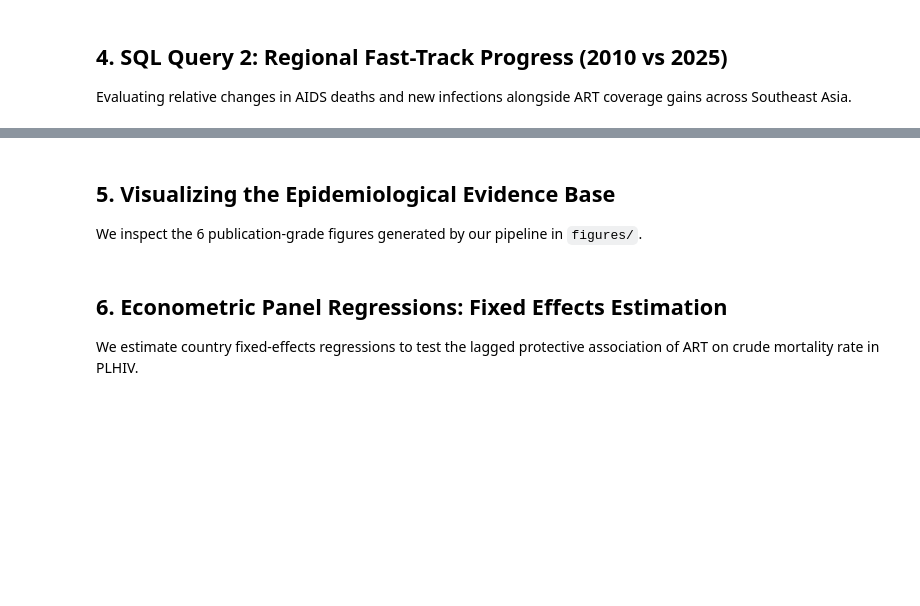
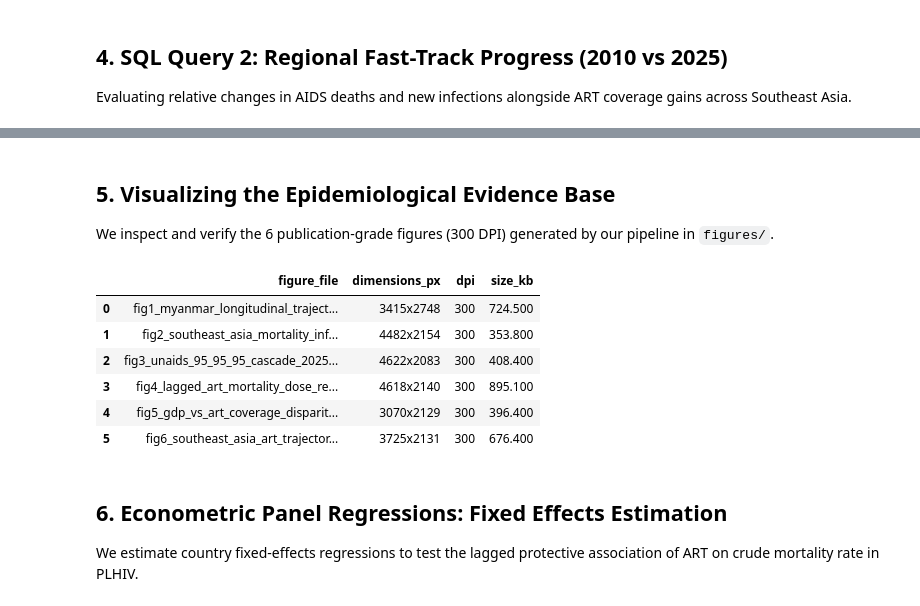
Before and after one commit to AungChitMoe1995/hiv-epidemiology-and-treatment-analytics, a Jupyter notebook: notebooks/hiv_epidemiology_research.ipynb, the cells around one changed output, grey strips where cells are left out. Saved outputs shown, nothing was run; the diff lists cells and outputs as text; code cells hidden in the pictures; blank space fills up the shorter version.

```diff
--- a/notebooks/hiv_epidemiology_research.ipynb
+++ b/notebooks/hiv_epidemiology_research.ipynb
@@ -116,24 +164,37 @@ df_ft
 # %% [markdown]
 ## 5. Visualizing the Epidemiological Evidence Base
-We inspect the 6 publication-grade figures generated by our pipeline in `figures/`.
+We inspect and verify the 6 publication-grade figures (300 DPI) generated by our pipeline in `figures/`.
 # %%
-from IPython.display import Image, display
+from PIL import Image as PILImage
 
 fig_files = [
     '../figures/fig1_myanmar_longitudinal_trajectory.png',
     '../figures/fig2_southeast_asia_mortality_infection_divergence.png',
     '../figures/fig3_unaids_95_95_95_cascade_2025.png',
     '../figures/fig4_lagged_art_mortality_dose_response.png',
     '../figures/fig5_gdp_vs_art_coverage_disparity.png',
     '../figures/fig6_southeast_asia_art_trajectories_2010_2025.png'
 ]
 
+fig_meta = []
 for fig_path in fig_files:
-    if os.path.exists(fig_path):
-        print(f"Displaying {os.path.basename(fig_path)}:")
-        display(Image(filename=fig_path, width=800))
-    else:
-        print(f"Figure not found: {fig_path}")
+    with PILImage.open(fig_path) as im:
+        dpi = im.info.get('dpi', (0, 0))
+        fig_meta.append({
+            'figure_file': os.path.basename(fig_path),
+            'dimensions_px': f'{im.width}x{im.height}',
+            'dpi': round(dpi[0]),
+            'size_kb': round(os.path.getsize(fig_path) / 1024, 1)
+        })
+pd.DataFrame(fig_meta)
+# %% [output]
+|  | figure_file | dimensions_px | dpi | size_kb |
+| 0 | fig1_myanmar_longitudinal_traject... | 3415x2748 | 300 | 724.500 |
+| 1 | fig2_southeast_asia_mortality_inf... | 4482x2154 | 300 | 353.800 |
+| 2 | fig3_unaids_95_95_95_cascade_2025... | 4622x2083 | 300 | 408.400 |
+| 3 | fig4_lagged_art_mortality_dose_re... | 4618x2140 | 300 | 895.100 |
+| 4 | fig5_gdp_vs_art_coverage_disparit... | 3070x2129 | 300 | 396.400 |
+| 5 | fig6_southeast_asia_art_trajector... | 3725x2131 | 300 | 676.400 |
 # %% [markdown]
 ## 6. Econometric Panel Regressions: Fixed Effects Estimation
 We estimate country fixed-effects regressions to test the lagged protective association of ART on crude mortality rate in PLHIV.
```
Also changed, not shown: parts of 6 cells of this notebook, 11 other files.
